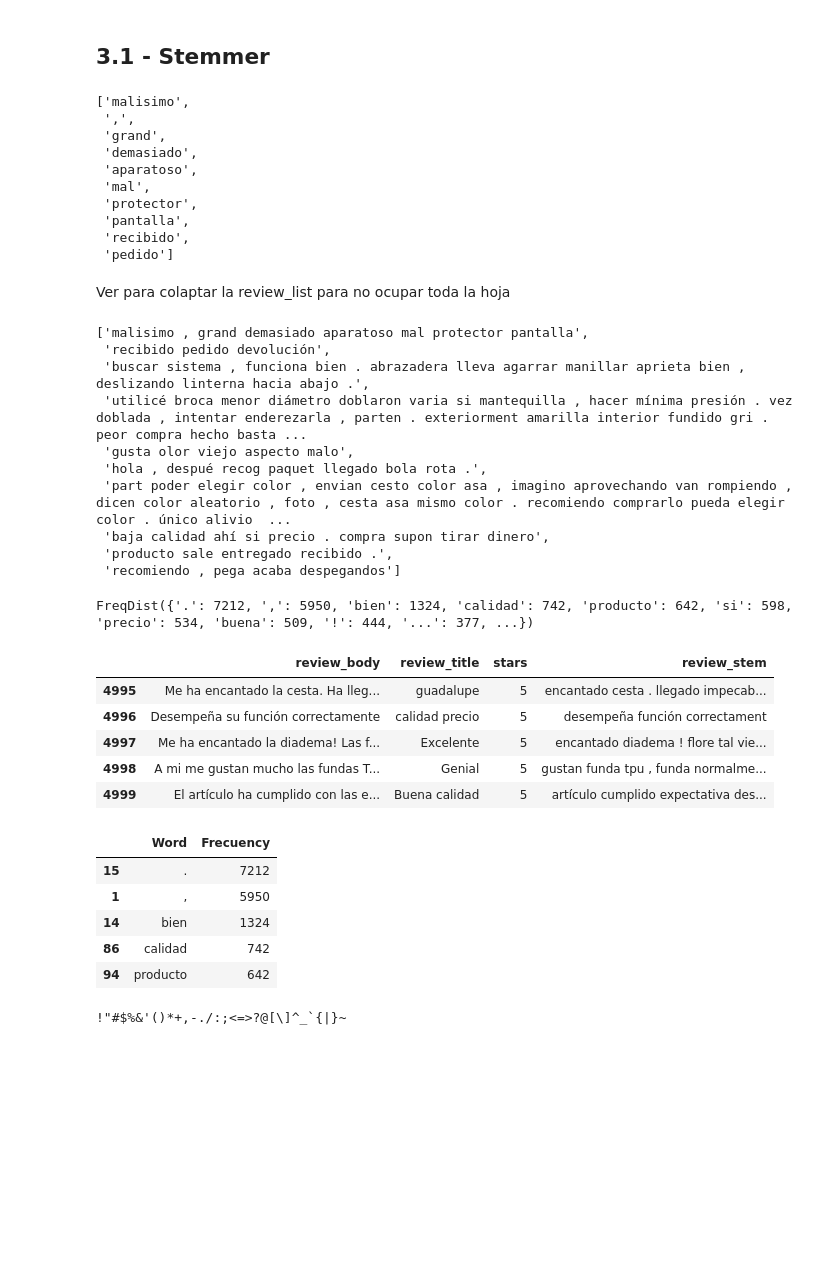
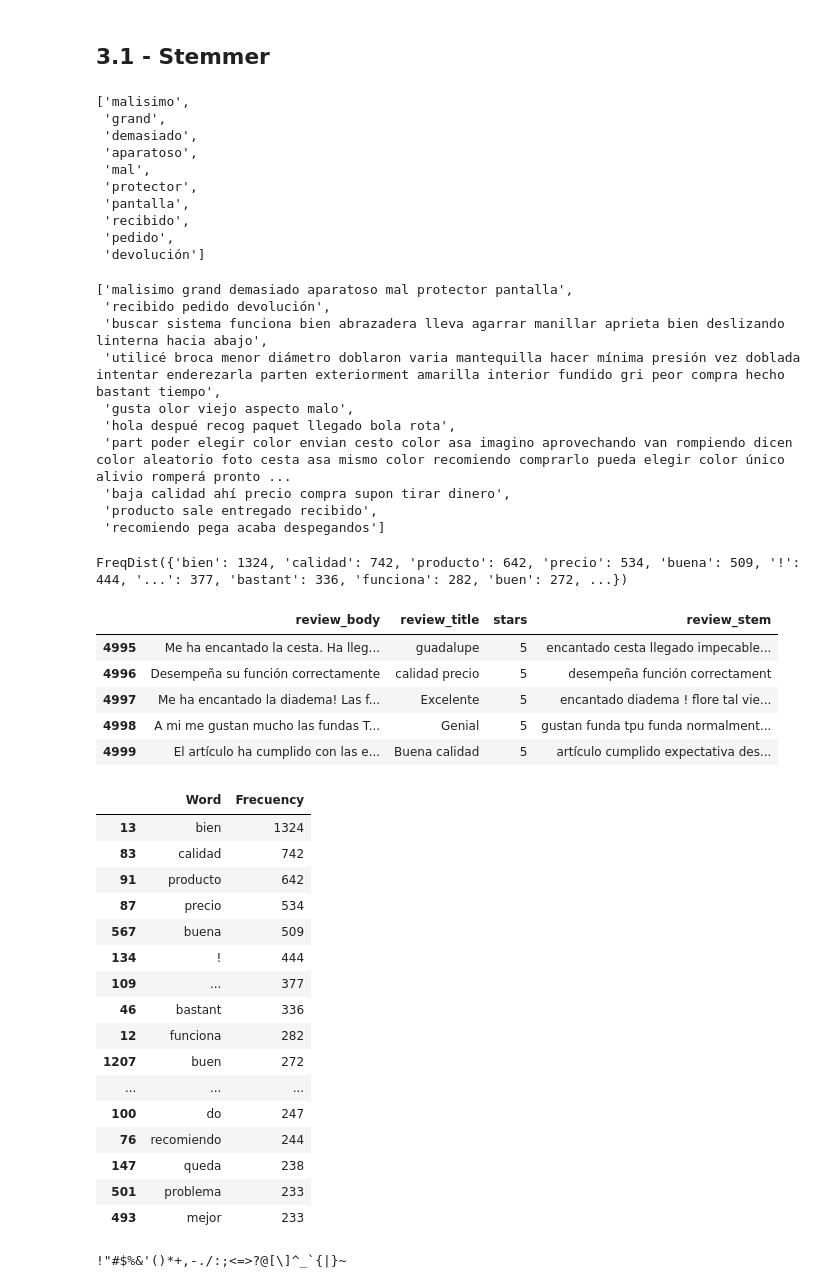
Before and after one commit to ldotto46/02.Proj_Amazon-NLP, a Jupyter notebook: DS_Proyecto_03_NLP.ipynb, the cells around one changed output. Drawn from its saved outputs; the diff is of its cells as text; code cells hidden in the pictures; blank space fills up the shorter version.

```diff
--- a/DS_Proyecto_03_NLP.ipynb
+++ b/DS_Proyecto_03_NLP.ipynb
@@ -129,6 +129,7 @@ stemmer = PorterStemmer()
 # %%
 # Recorremos todos los titulos y le vamos aplicando la Normalizacion y luega el Stemming a cada uno
 review_list=[]
+simb=[".",",","no","si","!"]
 todaslaspalabras=[]
 for review in dataset.review_body:
     # Vamos a reemplzar los caracteres que no sean leras por espacios
@@ -140,7 +141,7 @@ for review in dataset.review_body:
     # Eliminamos las palabras de menos de 3 letras
     #dataset = [palabra for palabra in dataset if len(palabra)>2]
     # Sacamos las Stopwords
-    review = [palabra for palabra in review if not palabra in stopwords]
+    review = [palabra for palabra in review if not palabra in stopwords if not palabra in simb]
 
     ## Hasta acá Normalizamos, ahora a stemmizar
 
@@ -159,7 +160,6 @@ flat_list = [item for t in todaslaspalabras for item in t]
 flat_list[0:10]
 # %% [output]
 ['malisimo',
- ',',
  'grand',
  'demasiado',
  'aparatoso',
@@ -167,48 +167,58 @@ flat_list[0:10]
  'protector',
  'pantalla',
  'recibido',
- 'pedido']
+ 'pedido',
+ 'devolución']
-# %% [markdown]
-Ver para colaptar la review_list para no ocupar toda la hoja
 # %%
 review_list[0:10] #Porque tengo que correr todo de nuevo??????
 # %% [output]
-['malisimo , grand demasiado aparatoso mal protector pantalla',
+['malisimo grand demasiado aparatoso mal protector pantalla',
  'recibido pedido devolución',
- 'buscar sistema , funciona bien . abrazadera lleva agarrar manillar aprieta bien , deslizando linterna hacia abajo .',
- 'utilicé broca menor diámetro doblaron varia si mantequilla , hacer mínima presión . vez doblada , intentar enderezarla , parten . exteriorment amarilla interior fundido gri . peor compra hecho basta ...
+ 'buscar sistema funciona bien abrazadera lleva agarrar manillar aprieta bien deslizando linterna hacia abajo',
+ 'utilicé broca menor diámetro doblaron varia mantequilla hacer mínima presión vez doblada intentar enderezarla parten exteriorment amarilla interior fundido gri peor compra hecho bastant tiempo',
  'gusta olor viejo aspecto malo',
- 'hola , despué recog paquet llegado bola rota .',
- 'part poder elegir color , envian cesto color asa , imagino aprovechando van rompiendo , dicen color aleatorio , foto , cesta asa mismo color . recomiendo comprarlo pueda elegir color . único alivio  ...
- 'baja calidad ahí si precio . compra supon tirar dinero',
- 'producto sale entregado recibido .',
- 'recomiendo , pega acaba despegandos']
+ 'hola despué recog paquet llegado bola rota',
+ 'part poder elegir color envian cesto color asa imagino aprovechando van rompiendo dicen color aleatorio foto cesta asa mismo color recomiendo comprarlo pueda elegir color único alivio romperá pronto ...
+ 'baja calidad ahí precio compra supon tirar dinero',
+ 'producto sale entregado recibido',
+ 'recomiendo pega acaba despegandos']
 # %%
 freq = nltk.FreqDist(flat_list)
 freq
 # %% [output]
-FreqDist({'.': 7212, ',': 5950, 'bien': 1324, 'calidad': 742, 'producto': 642, 'si': 598, 'precio': 534, 'buena': 509, '!': 444, '...': 377, ...})
+FreqDist({'bien': 1324, 'calidad': 742, 'producto': 642, 'precio': 534, 'buena': 509, '!': 444, '...': 377, 'bastant': 336, 'funciona': 282, 'buen': 272, ...})
 # %%
 dataset["review_stem"] = review_list
 dataset.tail()
 # %% [output]
 |  | review_body | review_title | stars | review_stem |
-| 4995 | Me ha encantado la cesta. Ha lleg... | guadalupe | 5 | encantado cesta . llegado impecab... |
+| 4995 | Me ha encantado la cesta. Ha lleg... | guadalupe | 5 | encantado cesta llegado impecable... |
 | 4996 | Desempeña su función correctamente | calidad precio | 5 | desempeña función correctament |
 | 4997 | Me ha encantado la diadema! Las f... | Excelente | 5 | encantado diadema ! flore tal vie... |
-| 4998 | A mi me gustan mucho las fundas T... | Genial | 5 | gustan funda tpu , funda normalme... |
+| 4998 | A mi me gustan mucho las fundas T... | Genial | 5 | gustan funda tpu funda normalment... |
 | 4999 | El artículo ha cumplido con las e... | Buena calidad | 5 | artículo cumplido expectativa des... |
 # %%
 df_freq = pd.DataFrame(list(freq.items()), columns = ["Word", "Frecuency"])
 df_freq.sort_values('Frecuency',ascending=False, inplace = True)
-df_freq.head()
+df_freq.head(20)
 # %% [output]
 |  | Word | Frecuency |
-| 15 | . | 7212 |
-| 1 | , | 5950 |
-| 14 | bien | 1324 |
-| 86 | calidad | 742 |
-| 94 | producto | 642 |
+| 13 | bien | 1324 |
+| 83 | calidad | 742 |
+| 91 | producto | 642 |
+| 87 | precio | 534 |
+| 567 | buena | 509 |
+| 134 | ! | 444 |
+| 109 | ... | 377 |
+| 46 | bastant | 336 |
+| 12 | funciona | 282 |
+| 1207 | buen | 272 |
+| ... | ... | ... |
+| 100 | do | 247 |
+| 76 | recomiendo | 244 |
+| 147 | queda | 238 |
+| 501 | problema | 233 |
+| 493 | mejor | 233 |
 # %%
 import string
 print(string.punctuation)
```
Also changed, not shown: parts of 7 cells of this notebook.
